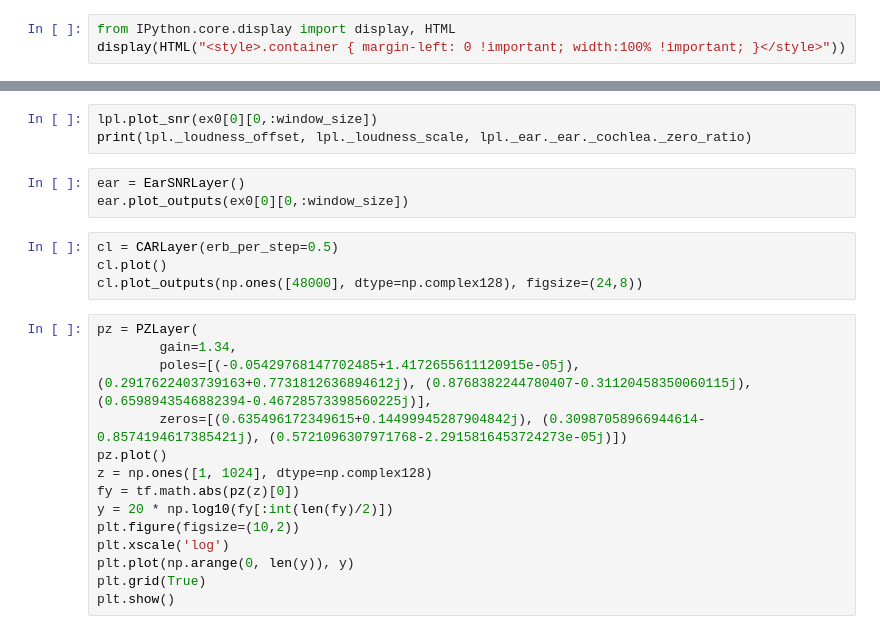
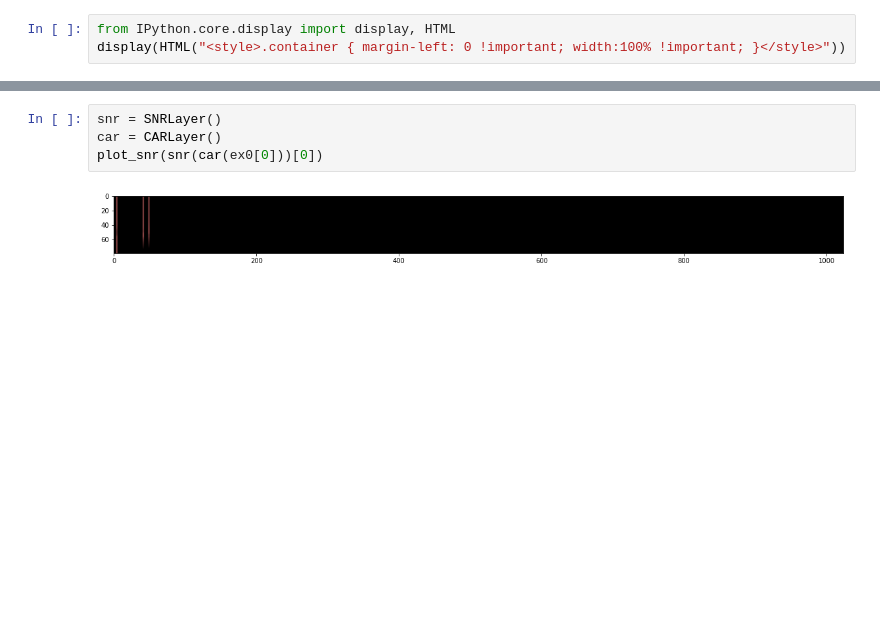
Before and after one commit to google-research/korvapuusti, a Jupyter notebook: experiments/partial_loudness/analysis/jupyter/TensorEars.ipynb, the cells around one changed output, grey strips where cells are left out. Saved outputs shown, nothing was run; the diff lists cells and outputs as text; blank space fills up the shorter version.

```diff
--- a/experiments/partial_loudness/analysis/jupyter/TensorEars.ipynb
+++ b/experiments/partial_loudness/analysis/jupyter/TensorEars.ipynb
@@ -499,24 +460,6 @@ Epoch 4/10
-# %%
-lpl.plot_snr(ex0[0][0,:window_size])
-print(lpl._loudness_offset, lpl._loudness_scale, lpl._ear._ear._cochlea._zero_ratio)
-# %%
-ear = EarSNRLayer()
-ear.plot_outputs(ex0[0][0,:window_size])
-# %%
-cl = CARLayer(erb_per_step=0.5)
-cl.plot()
-cl.plot_outputs(np.ones([48000], dtype=np.complex128), figsize=(24,8))
-# %%
-pz = PZLayer(
-        gain=1.34,
-        poles=[(-0.05429768147702485+1.4172655611120915e-05j), (0.2917622403739163+0.7731812636894612j), (0.8768382244780407-0.31120458350060115j), (0.6598943546882394-0.46728573398560225j)],
-        zeros=[(0.635496172349615+0.14499945287904842j), (0.30987058966944614-0.8574194617385421j), (0.5721096307971768-2.2915816453724273e-05j)])
-pz.plot()
-z = np.ones([1, 1024], dtype=np.complex128)
-fy = tf.math.abs(pz(z)[0])
-y = 20 * np.log10(fy[:int(len(fy)/2)])
-plt.figure(figsize=(10,2))
-plt.xscale('log')
-plt.plot(np.arange(0, len(y)), y)
-plt.grid(True)
-plt.show()
+# %%
+snr = SNRLayer()
+car = CARLayer()
+plot_snr(snr(car(ex0[0]))[0])
+# %% [output]
+[figure, added]
```
Also changed, not shown: parts of 9 cells of this notebook.
